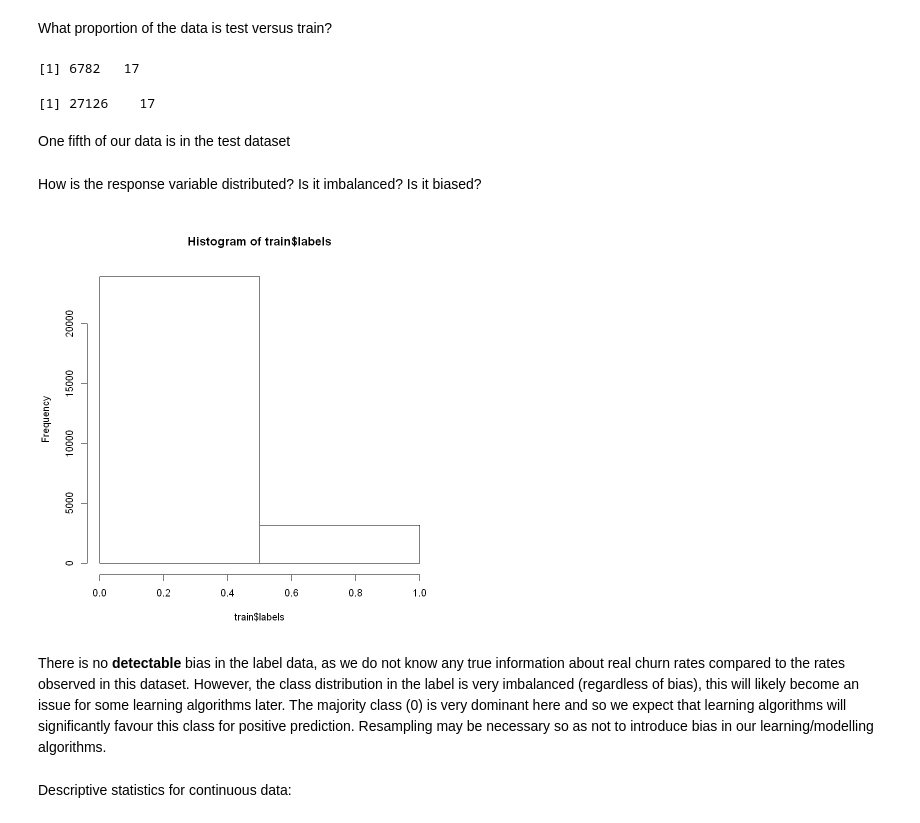
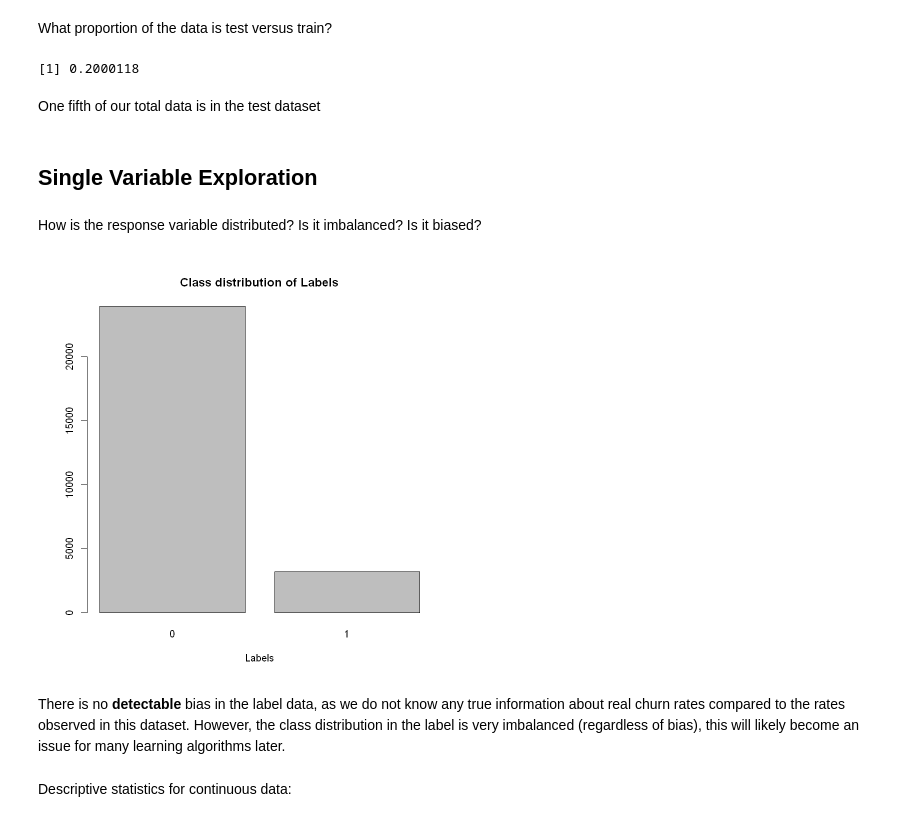
Before and after one commit to 20spaghetti/Customer-Churn-Prediction, a Jupyter notebook: Customer Churn Prediction.ipynb, the cells around one changed output. Drawn from its saved outputs; the diff is of its cells as text; code cells hidden in the pictures.

Commit message:
Additional single variable exploration added

```diff
--- a/Customer Churn Prediction.ipynb
+++ b/Customer Churn Prediction.ipynb
@@ -101,21 +103,21 @@ We are satisfied that features 0-6 are numeric and 7-15 are integer in both test
 # %% [markdown]
 What proportion of the data is test versus train?
 # %%
-dim(test)
-dim(train)
+dim(test)[1] / (dim(test)[1] + dim(train)[1])
 # %% [output]
-[1] 6782   17
+[1] 0.2000118
-[1] 27126    17
 # %% [markdown]
-One fifth of our data is in the test dataset
+One fifth of our total data is in the test dataset
+# %% [markdown]
+## Single Variable Exploration
 # %% [markdown]
 How is the response variable distributed? Is it imbalanced? Is it biased?
-# %%
-hist(train$labels, breaks =2)
-# %% [output]
-[figure, removed]
+# %%
+barplot(table(train$labels), xlab = "Labels", main = "Class distribution of Labels")
+# %% [output]
+[figure, added]
 # %% [markdown]
-There is no **detectable** bias in the label data, as we do not know any true information about real churn rates compared to the rates observed in this dataset. However, the class distribution in the label is very imbalanced (regardless of bias), this will likely become an issue for some learning algorithms later. The majority class (0) is very dominant here and so we expect that learning algorithms will significantly favour this class for positive prediction. Resampling may be necessary so as not to introduce bias in our learning/modelling algorithms.
+There is no **detectable** bias in the label data, as we do not know any true information about real churn rates compared to the rates observed in this dataset. However, the class distribution in the label is very imbalanced (regardless of bias), this will likely become an issue for many learning algorithms later.
 # %% [markdown]
 Descriptive statistics for continuous data:
 # %% [markdown]
```
Also changed, not shown: parts of 35 cells of this notebook.
